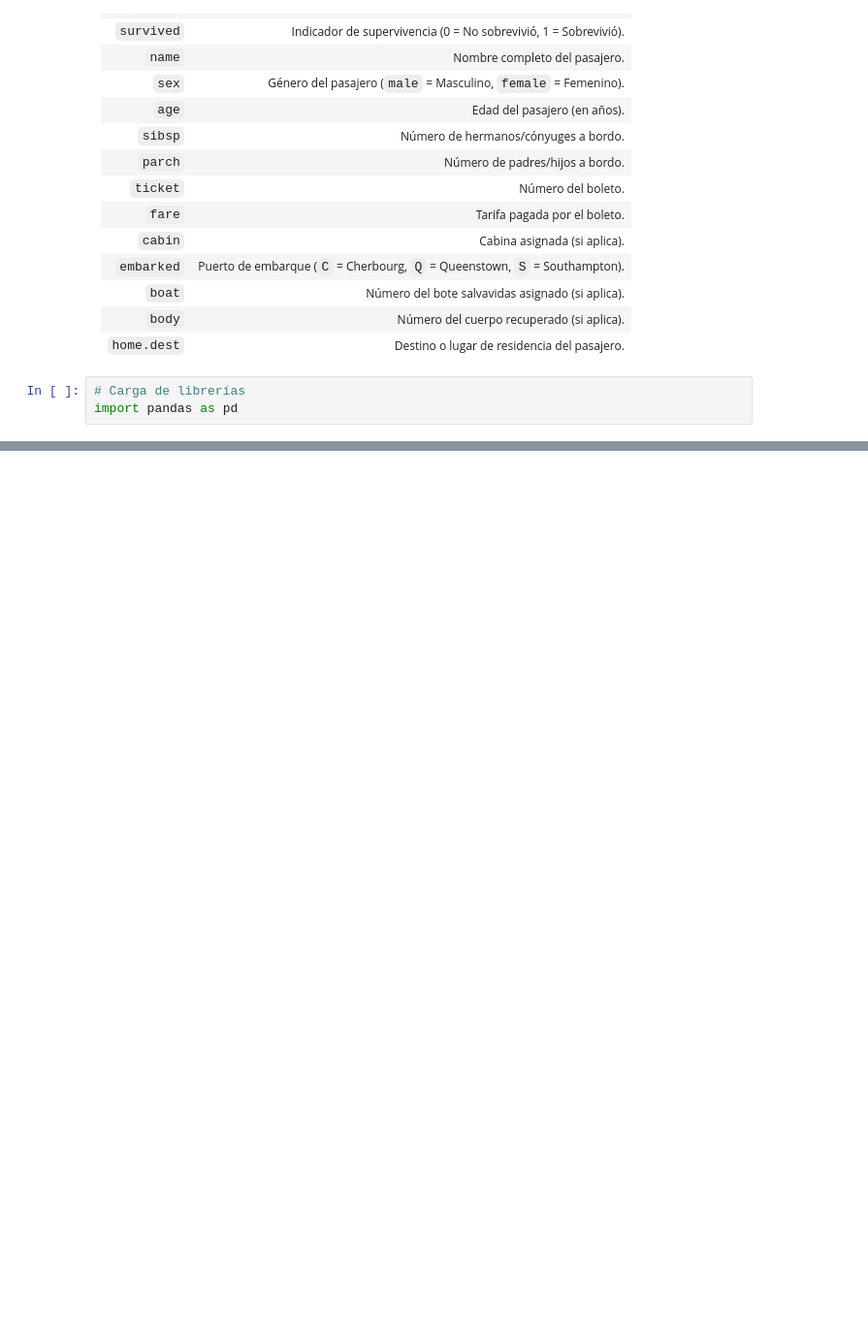
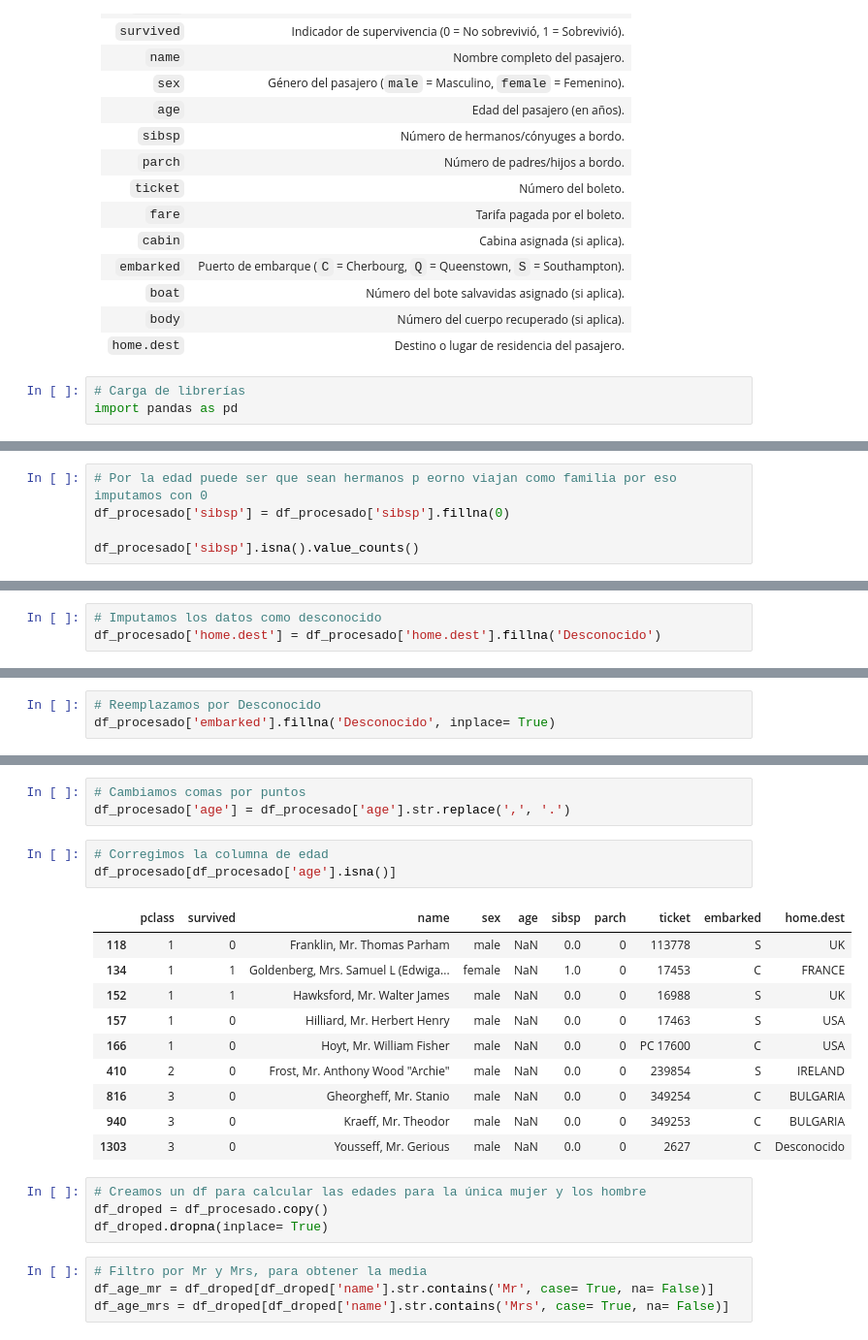
Before and after one commit to fermuba/Titanic, a Jupyter notebook: notebooks/01.data_clean.ipynb, the cells around one changed output, grey strips where cells are left out. Shown at 97% size. Cells and saved outputs as stored; diff of their text form; blank space fills up the shorter version.

```diff
--- a/notebooks/01.data_clean.ipynb
+++ b/notebooks/01.data_clean.ipynb
@@ -68,0 +129,5 @@ Index(['pclass', 'survived', 'name', 'sex', 'age', 'sibsp', 'parch', 'ticket',
+# %%
+# Por la edad puede ser que sean hermanos p eorno viajan como familia por eso imputamos con 0
+df_procesado['sibsp'] = df_procesado['sibsp'].fillna(0)
+
+df_procesado['sibsp'].isna().value_counts()
@@ -68,0 +176,3 @@ Index(['pclass', 'survived', 'name', 'sex', 'age', 'sibsp', 'parch', 'ticket',
+# %%
+# Imputamos los datos como desconocido
+df_procesado['home.dest'] = df_procesado['home.dest'].fillna('Desconocido')
@@ -68,0 +206,3 @@ Index(['pclass', 'survived', 'name', 'sex', 'age', 'sibsp', 'parch', 'ticket',
+# %%
+# Reemplazamos por Desconocido
+df_procesado['embarked'].fillna('Desconocido', inplace= True)
@@ -68,0 +236,25 @@ Index(['pclass', 'survived', 'name', 'sex', 'age', 'sibsp', 'parch', 'ticket',
+# %%
+# Cambiamos comas por puntos
+df_procesado['age'] = df_procesado['age'].str.replace(',', '.')
+# %%
+# Corregimos la columna de edad
+df_procesado[df_procesado['age'].isna()]
+# %% [output]
+|  | pclass | survived | name | sex | age | sibsp | parch | ticket | embarked | home.dest |
+| 118 | 1 | 0 | Franklin, Mr. Thomas Parham | male | NaN | 0.0 | 0 | 113778 | S | UK |
+| 134 | 1 | 1 | Goldenberg, Mrs. Samuel L (Edwiga... | female | NaN | 1.0 | 0 | 17453 | C | FRANCE |
+| 152 | 1 | 1 | Hawksford, Mr. Walter James | male | NaN | 0.0 | 0 | 16988 | S | UK |
+| 157 | 1 | 0 | Hilliard, Mr. Herbert Henry | male | NaN | 0.0 | 0 | 17463 | S | USA |
+| 166 | 1 | 0 | Hoyt, Mr. William Fisher | male | NaN | 0.0 | 0 | PC 17600 | C | USA |
+| 410 | 2 | 0 | Frost, Mr. Anthony Wood "Archie" | male | NaN | 0.0 | 0 | 239854 | S | IRELAND |
+| 816 | 3 | 0 | Gheorgheff, Mr. Stanio | male | NaN | 0.0 | 0 | 349254 | C | BULGARIA |
+| 940 | 3 | 0 | Kraeff, Mr. Theodor | male | NaN | 0.0 | 0 | 349253 | C | BULGARIA |
+| 1303 | 3 | 0 | Yousseff, Mr. Gerious | male | NaN | 0.0 | 0 | 2627 | C | Desconocido |
+# %%
+# Creamos un df para calcular las edades para la única mujer y los hombre
+df_droped = df_procesado.copy()
+df_droped.dropna(inplace= True)
+# %%
+# Filtro por Mr y Mrs, para obtener la media
+df_age_mr = df_droped[df_droped['name'].str.contains('Mr', case= True, na= False)]
+df_age_mrs = df_droped[df_droped['name'].str.contains('Mrs', case= True, na= False)]
```
Also changed, not shown: parts of 41 cells of this notebook, 2 other files.
